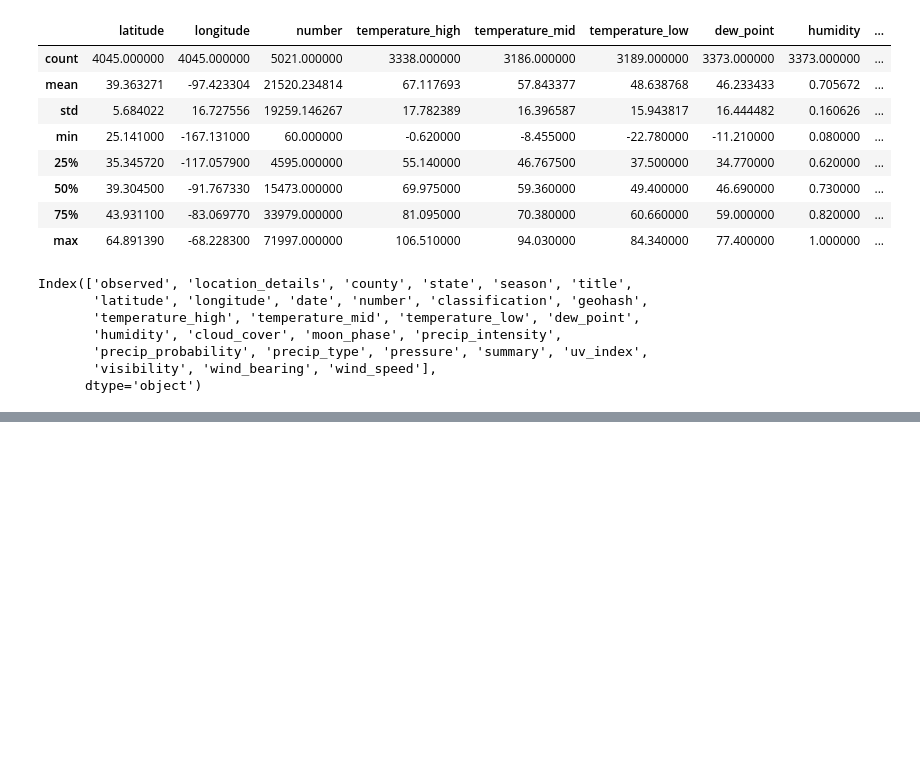
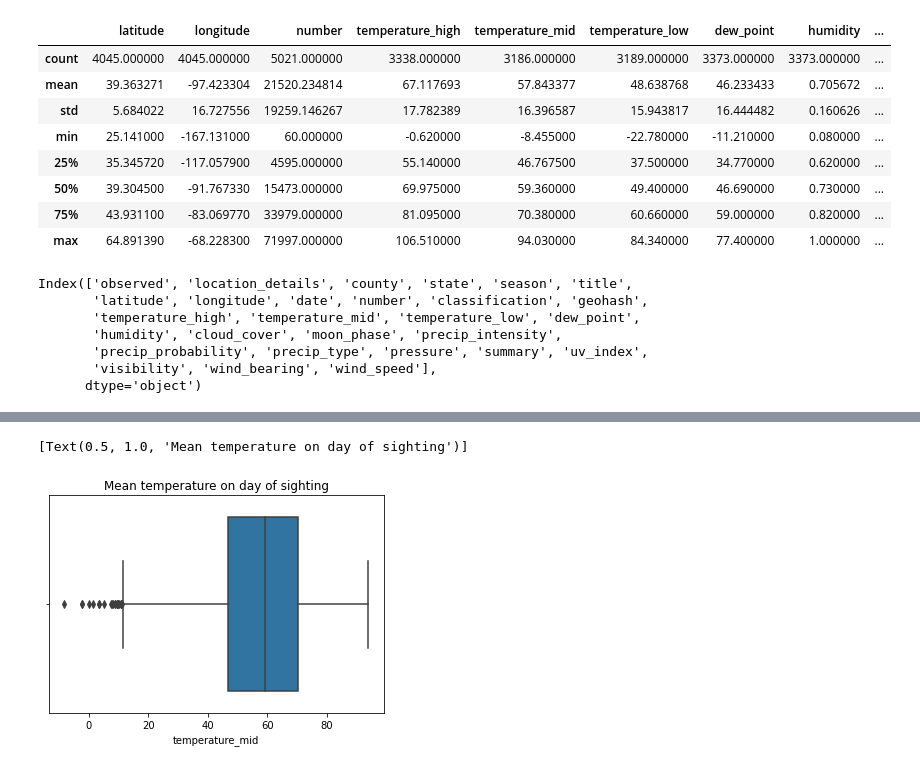
Before and after one commit to wsrtka/where-is-bigfoot, a Jupyter notebook: bigfoot.ipynb, the cells around one changed output, grey strips where cells are left out. Saved outputs shown, nothing was run; the diff lists cells and outputs as text; code cells hidden in the pictures; blank space fills up the shorter version.

```diff
--- a/bigfoot.ipynb
+++ b/bigfoot.ipynb
@@ -72,0 +53,7 @@ reports["classification"].value_counts().plot(kind="pie")
+# %%
+sns.boxplot(x="temperature_mid", data=reports).set(
+    title="Mean temperature on day of sighting"
+)
+# %% [output]
+[Text(0.5, 1.0, 'Mean temperature on day of sighting')]
+[figure, added]
```
Also changed, not shown: parts of 15 cells of this notebook.
